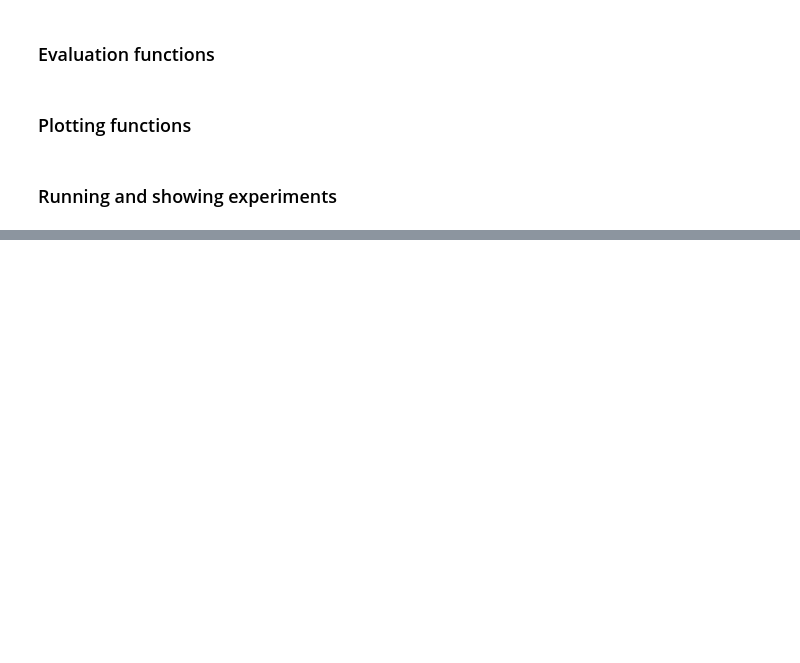
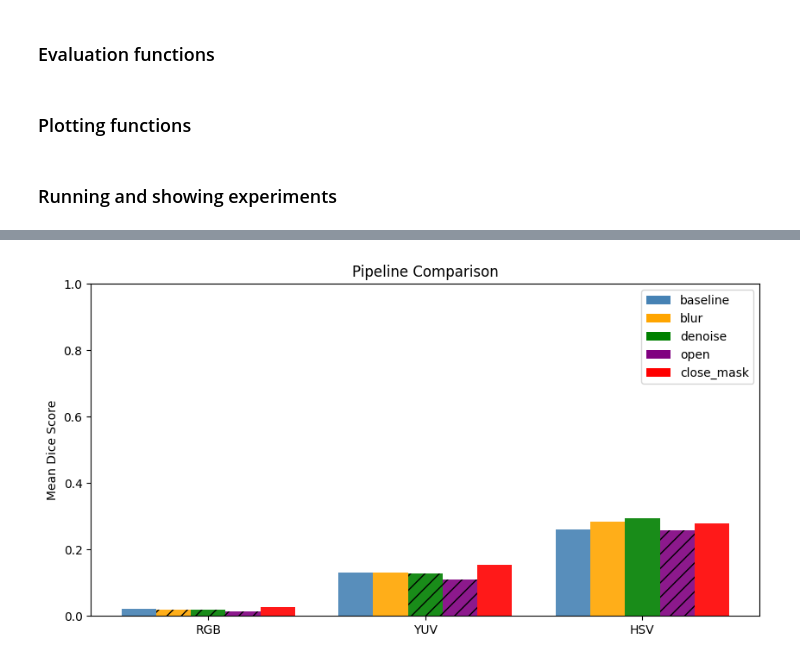
Before and after one commit to Oli36167/ClimbingVault, a Jupyter notebook: notebooks/automated-segmentation.ipynb, the cells around one changed output, grey strips where cells are left out. Drawn from its saved outputs; the diff is of its cells as text; code cells hidden in the pictures; blank space fills up the shorter version.

Commit message:
Add, multiple method comparison

```diff
--- a/notebooks/automated-segmentation.ipynb
+++ b/notebooks/automated-segmentation.ipynb
@@ -394,0 +531,32 @@ evaluate(df_blur, methods, "Blur")
+# %%
+pipelines = {
+    "baseline": {
+        "df": df_base,
+        "color": "steelblue",
+    },
+
+    "blur": {
+        "df": df_blur,
+        "color": "orange",
+    },
+
+    "denoise": {
+        "df": df_denoise,
+        "color": "green",
+    },
+
+    "open": {
+        "df": df_open,
+        "color": "purple",
+    },
+
+    "close_mask": {
+        "df": df_close,
+        "color": "red",
+    },
+}
+# %%
+table = build_comparison_table(pipelines, methods)
+plot_pipeline_comparison(table, pipelines)
+# %% [output]
+[figure, added]
```
Also changed, not shown: parts of 6 cells of this notebook.
